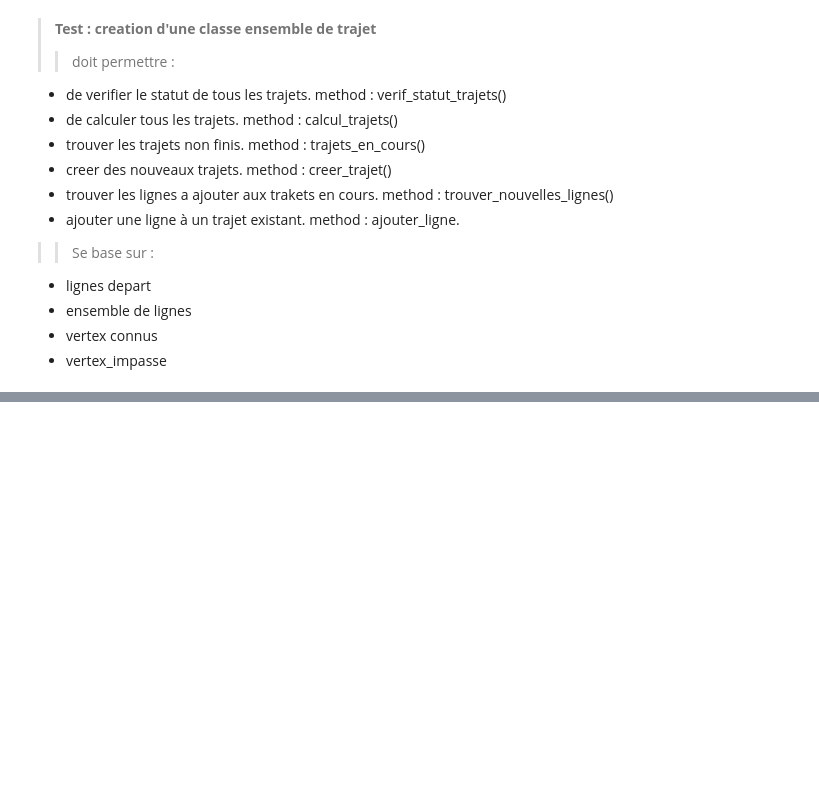
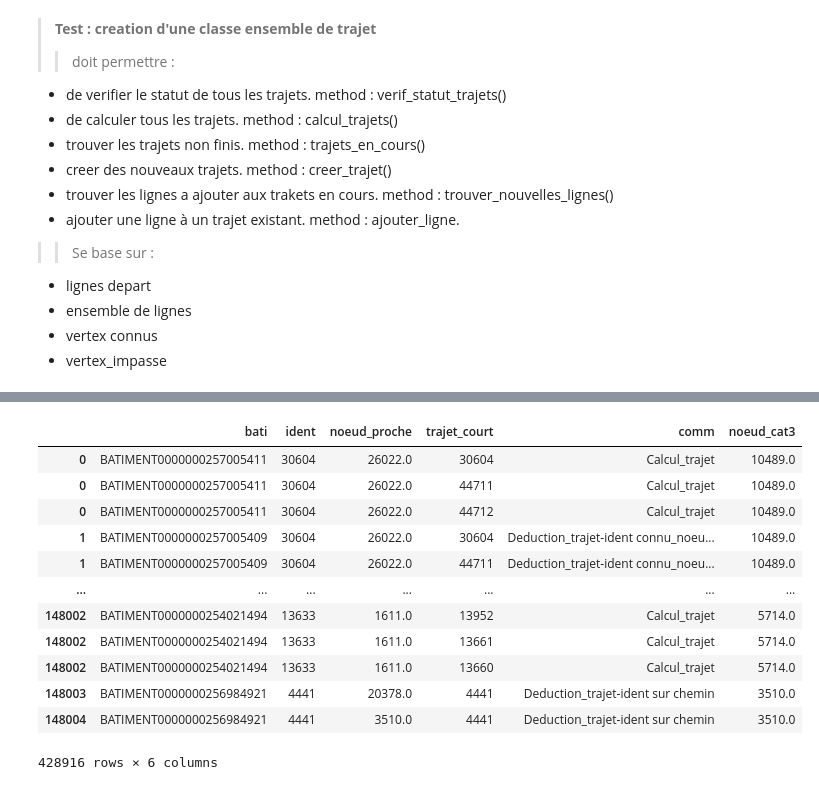
Before and after one commit to nantodevison/Lin_uniq_BdxM, a Jupyter notebook: Lin_uniq_BdxM/Traitements/traitements.ipynb, the cells around one changed output, grey strips where cells are left out. Drawn from its saved outputs; the diff is of its cells as text; code cells hidden in the pictures; blank space fills up the shorter version.

```diff
--- a/Lin_uniq_BdxM/Traitements/traitements.ipynb
+++ b/Lin_uniq_BdxM/Traitements/traitements.ipynb
@@ -759,0 +646,16 @@ ensemble_lignes.reset_index(drop=True)#, vertex_connus, vertex_impasse, graph_fi
+# %%
+resultats_finaux_ordonnees
+# %% [output]
+|  | bati | ident | noeud_proche | trajet_court | comm | noeud_cat3 |
+| 0 | BATIMENT0000000257005411 | 30604 | 26022.0 | 30604 | Calcul_trajet | 10489.0 |
+| 0 | BATIMENT0000000257005411 | 30604 | 26022.0 | 44711 | Calcul_trajet | 10489.0 |
+| 0 | BATIMENT0000000257005411 | 30604 | 26022.0 | 44712 | Calcul_trajet | 10489.0 |
+| 1 | BATIMENT0000000257005409 | 30604 | 26022.0 | 30604 | Deduction_trajet-ident connu_noeu... | 10489.0 |
+| 1 | BATIMENT0000000257005409 | 30604 | 26022.0 | 44711 | Deduction_trajet-ident connu_noeu... | 10489.0 |
+| ... | ... | ... | ... | ... | ... | ... |
+| 148002 | BATIMENT0000000254021494 | 13633 | 1611.0 | 13952 | Calcul_trajet | 5714.0 |
+| 148002 | BATIMENT0000000254021494 | 13633 | 1611.0 | 13661 | Calcul_trajet | 5714.0 |
+| 148002 | BATIMENT0000000254021494 | 13633 | 1611.0 | 13660 | Calcul_trajet | 5714.0 |
+| 148003 | BATIMENT0000000256984921 | 4441 | 20378.0 | 4441 | Deduction_trajet-ident sur chemin | 3510.0 |
+| 148004 | BATIMENT0000000256984921 | 4441 | 3510.0 | 4441 | Deduction_trajet-ident sur chemin | 3510.0 |
+428916 rows × 6 columns
```
Also changed, not shown: parts of 27 cells of this notebook, 2 other files.
